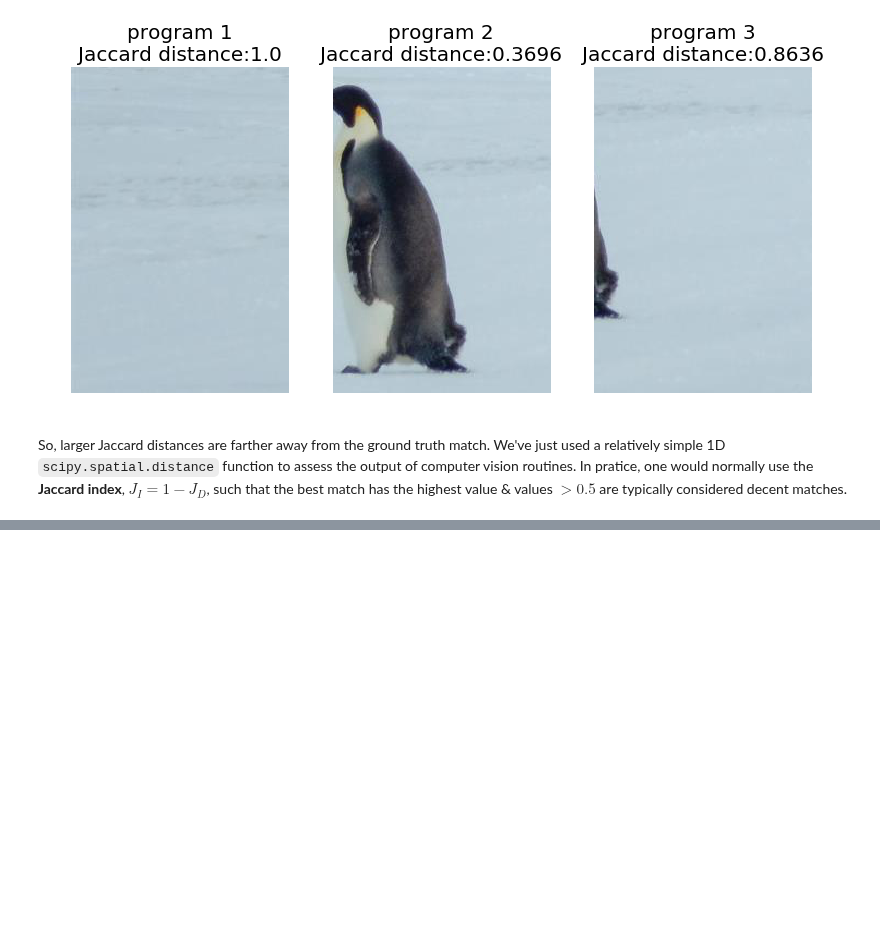
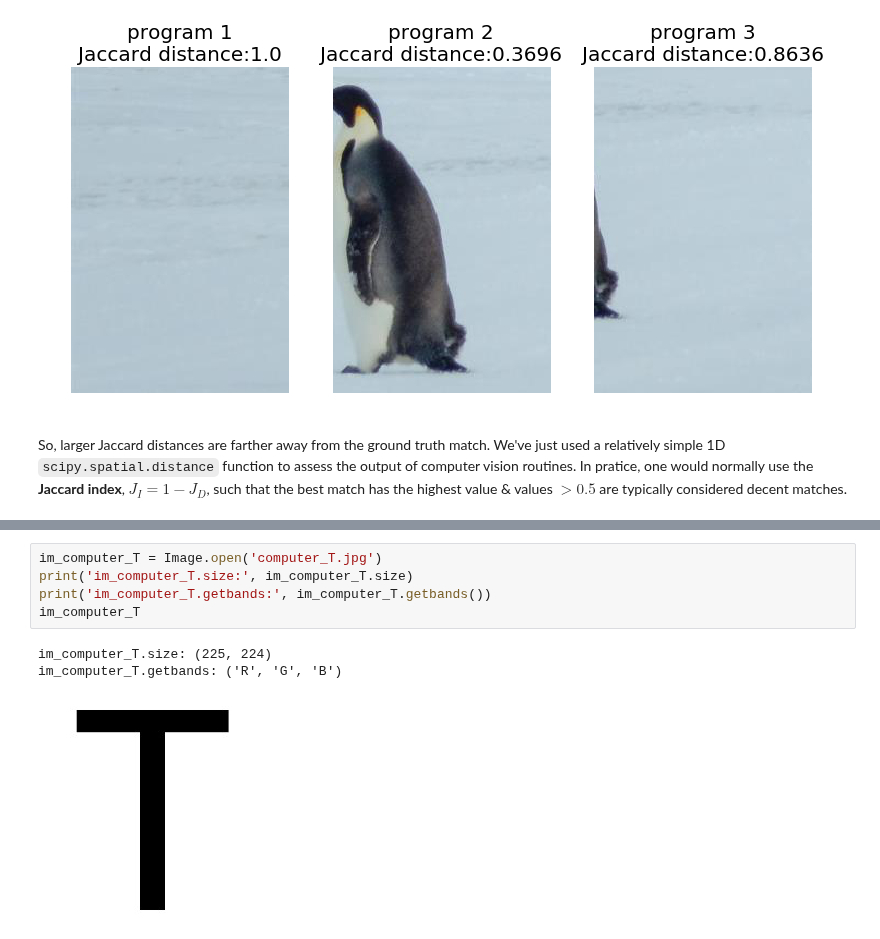
Before and after one commit to tylerjereddy/pycon-2017, a Jupyter notebook: mastering_scipy_spatial.ipynb, the cells around one changed output, grey strips where cells are left out. Cells and saved outputs as stored; diff of their text form; blank space fills up the shorter version.

```diff
--- a/mastering_scipy_spatial.ipynb
+++ b/mastering_scipy_spatial.ipynb
@@ -491,0 +507,9 @@ So, larger Jaccard distances are farther away from the ground truth match. We've
+# %%
+im_computer_T = Image.open('computer_T.jpg')
+print('im_computer_T.size:', im_computer_T.size)
+print('im_computer_T.getbands:', im_computer_T.getbands())
+im_computer_T
+# %% [output]
+im_computer_T.size: (225, 224)
+im_computer_T.getbands: ('R', 'G', 'B')
+[figure, added]
```
Also changed, not shown: parts of 6 cells of this notebook, 3 other files.
